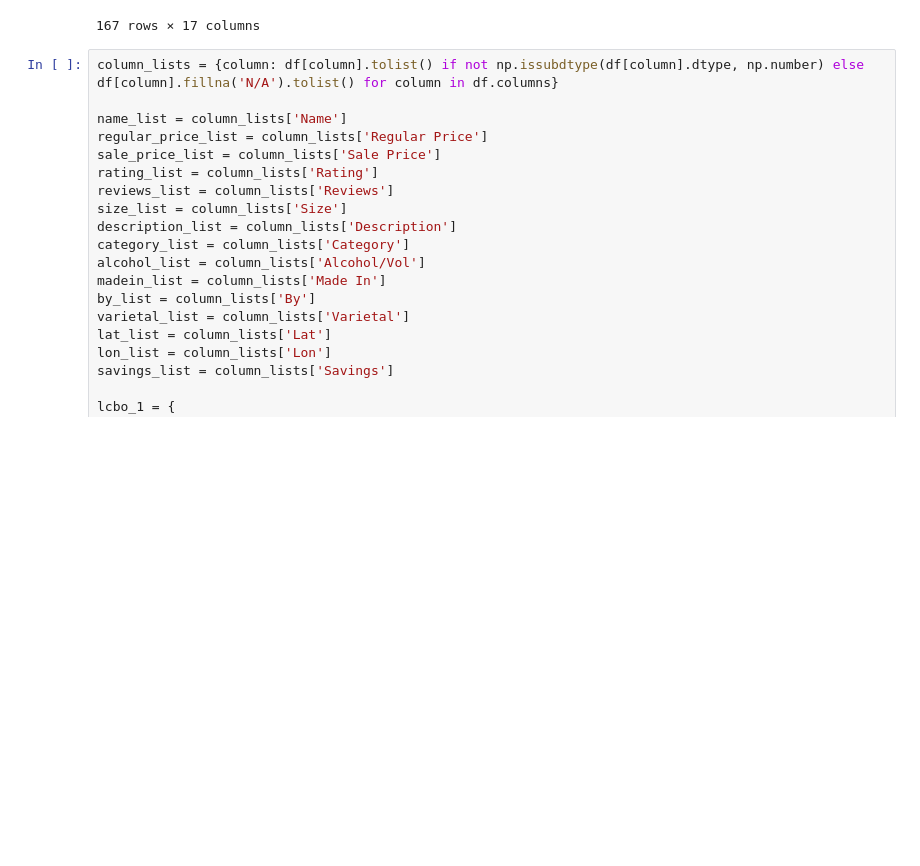
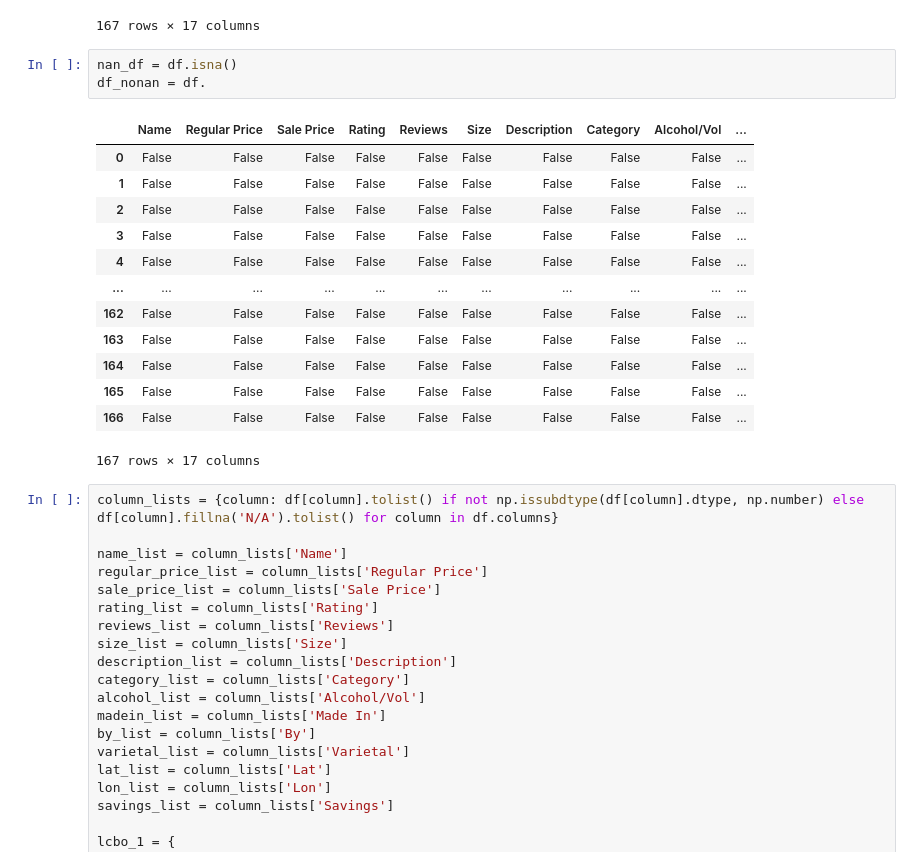
Before and after one commit to domoto86/lcbo-project-3, a Jupyter notebook: LCBO-Project_3.ipynb, the cells around one changed output. Cells and saved outputs as stored; diff of their text form; blank space fills up the shorter version.

```diff
--- a/LCBO-Project_3.ipynb
+++ b/LCBO-Project_3.ipynb
@@ -329,6 +329,23 @@ df.rename(columns={'Sugar Content' : 'Sugar Content g/L'})
 | 165 | Altanza Gran Reserva 2015 | 30.95 | 28.95 | 5.0 | (1) | 750 ml bottle | 100% Tempranillo. Beautiful and d... | Red Wine | 13.5% | ... |
 | 166 | Trerose Santa Caterina Vino Nobil... | 25.25 | 23.25 | N/A | (0) | 750 ml bottle | In the far eastern reaches of Mon... | Red Wine | 13.6% | ... |
 167 rows × 17 columns
+# %%
+nan_df = df.isna()
+df_nonan = df.
+# %% [output]
+|  | Name | Regular Price | Sale Price | Rating | Reviews | Size | Description | Category | Alcohol/Vol | ... |
+| 0 | False | False | False | False | False | False | False | False | False | ... |
+| 1 | False | False | False | False | False | False | False | False | False | ... |
+| 2 | False | False | False | False | False | False | False | False | False | ... |
+| 3 | False | False | False | False | False | False | False | False | False | ... |
+| 4 | False | False | False | False | False | False | False | False | False | ... |
+| ... | ... | ... | ... | ... | ... | ... | ... | ... | ... | ... |
+| 162 | False | False | False | False | False | False | False | False | False | ... |
+| 163 | False | False | False | False | False | False | False | False | False | ... |
+| 164 | False | False | False | False | False | False | False | False | False | ... |
+| 165 | False | False | False | False | False | False | False | False | False | ... |
+| 166 | False | False | False | False | False | False | False | False | False | ... |
+167 rows × 17 columns
 # %%
 column_lists = {column: df[column].tolist() if not np.issubdtype(df[column].dtype, np.number) else df[column].fillna('N/A').tolist() for column in df.columns}
 
```
Also changed, not shown: parts of 2 cells of this notebook, 3 other files.
